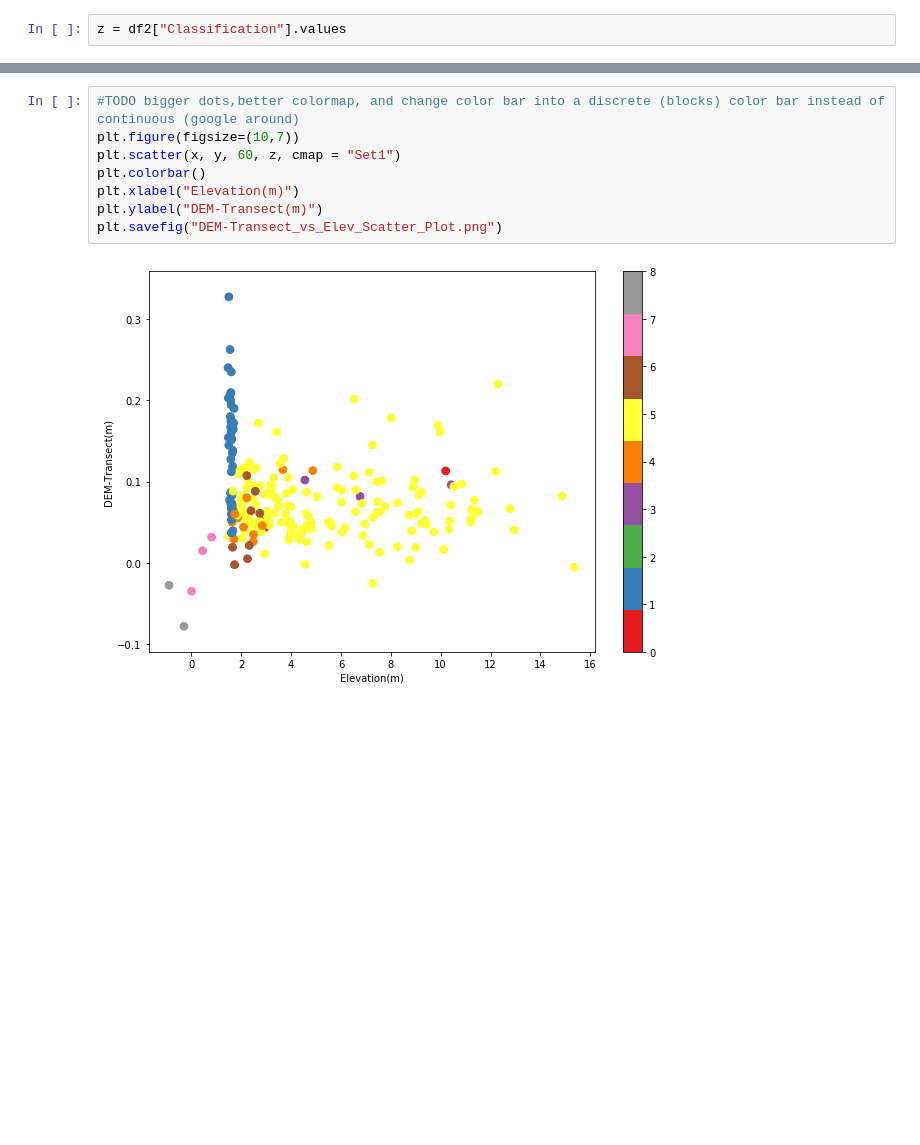
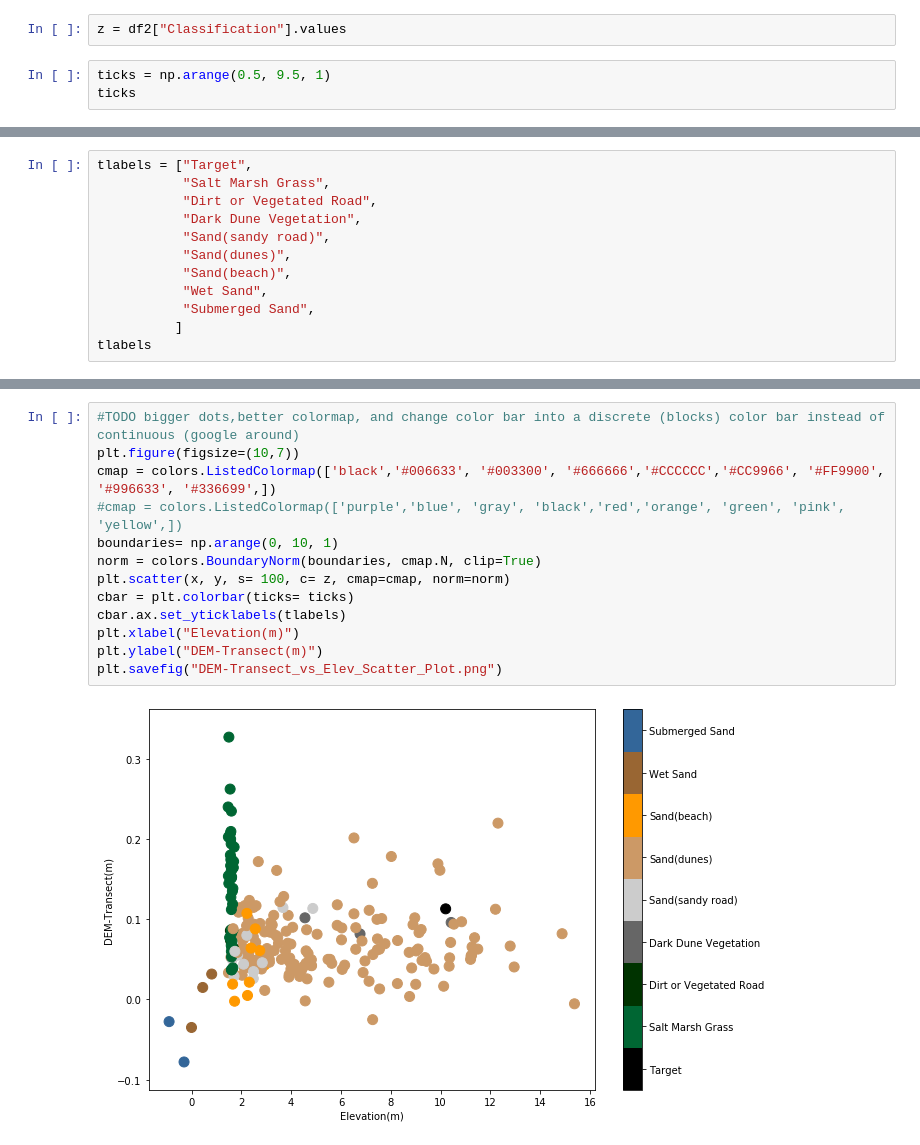
Before and after one commit to jxhigh/Learning_Python_in_Great_Marshes_Region, a Jupyter notebook: Compared_RTK_Elevations_with_Classification.ipynb, the cells around one changed output, grey strips where cells are left out. Saved outputs shown, nothing was run; the diff lists cells and outputs as text; blank space fills up the shorter version.

Commit message:
Finished the scatter plot and adjusted histograms

```diff
--- a/Compared_RTK_Elevations_with_Classification.ipynb
+++ b/Compared_RTK_Elevations_with_Classification.ipynb
@@ -164,3 +164,6 @@ y = df2["Elevation Difference"].values
 x = df2["Local_Z"].values
 # %%
 z = df2["Classification"].values
+# %%
+ticks = np.arange(0.5, 9.5, 1)
+ticks
@@ -166,0 +172,12 @@ z = df2["Classification"].values
+# %%
+tlabels = ["Target",
+           "Salt Marsh Grass",
+           "Dirt or Vegetated Road",
+           "Dark Dune Vegetation",
+           "Sand(sandy road)",
+           "Sand(dunes)",
+           "Sand(beach)",
+           "Wet Sand",
+           "Submerged Sand",
+          ]
+tlabels
@@ -167,12 +194,17 @@ z = df2["Classification"].values
 # %%
 #TODO bigger dots,better colormap, and change color bar into a discrete (blocks) color bar instead of continuous (google around)
 plt.figure(figsize=(10,7))
-plt.scatter(x, y, 60, z, cmap = "Set1")
-plt.colorbar()
+cmap = colors.ListedColormap(['black','#006633', '#003300', '#666666','#CCCCCC','#CC9966', '#FF9900', '#996633', '#336699',])
+#cmap = colors.ListedColormap(['purple','blue', 'gray', 'black','red','orange', 'green', 'pink', 'yellow',])
+boundaries= np.arange(0, 10, 1)
+norm = colors.BoundaryNorm(boundaries, cmap.N, clip=True)
+plt.scatter(x, y, s= 100, c= z, cmap=cmap, norm=norm)
+cbar = plt.colorbar(ticks= ticks)
+cbar.ax.set_yticklabels(tlabels)
 plt.xlabel("Elevation(m)")
 plt.ylabel("DEM-Transect(m)")
 plt.savefig("DEM-Transect_vs_Elev_Scatter_Plot.png")
 # %% [output]
-[figure, old version]
+[figure, new version]
 # %%
 df2["Elevation Difference"].loc[df2["Classification"]==1].mean()
```
Also changed, not shown: parts of 9 cells of this notebook.
